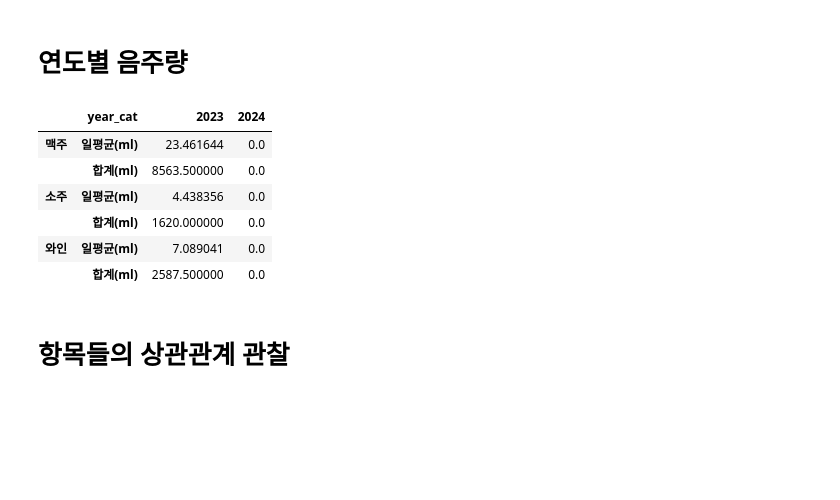
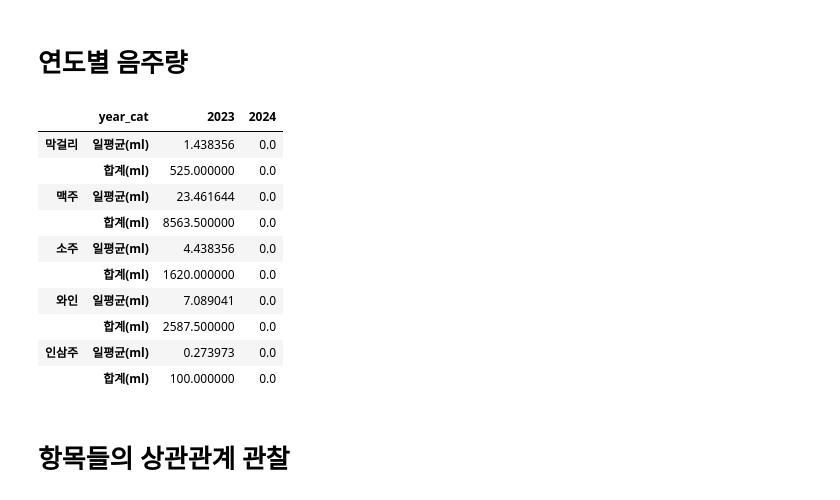
Before and after one commit to hongsunmin/python-observe-behaviors-and-habits, a Jupyter notebook: Life-Log 분석.ipynb, the cells around one changed output. Cells and saved outputs as stored; diff of their text form; code cells hidden in the pictures; blank space fills up the shorter version.

```diff
--- a/Life-Log 분석.ipynb
+++ b/Life-Log 분석.ipynb
@@ -135,13 +135,13 @@ df['운동'].fillna(False, inplace=True)
 df['독서'].fillna(False, inplace=True)
 df['일기'].fillna(False, inplace=True)
 df['지식 정리'].fillna(False, inplace=True)
-df['막걸리'].fillna(0, inplace=True)
-df['맥주'].fillna(0, inplace=True)
-df['소주'].fillna(0, inplace=True)
-df['와인'].fillna(0, inplace=True)
+for drink_type in all_drink_types:
+    df[drink_type].fillna(0, inplace=True)
 df['금주'].fillna(True, inplace=True)
+df['음주'].fillna(False, inplace=True)
 
 df.set_index('날짜', inplace=True)
 display(df.info())
+# display(df.tail(5))
 # %% [output]
 <class 'pandas.core.frame.DataFrame'>
@@ -369,19 +369,19 @@ print_consecutive_days('게임', df, '게임')
 # https://stackoverflow.com/questions/19078325/naming-returned-columns-in-pandas-aggregate-function
 # https://rfriend.tistory.com/503
 # https://note.nkmk.me/en/python-pandas-t-transpose
-df_temp = df.groupby(pd.Grouper(freq='W-SUN', closed='right')).agg({
+args = {
+    'score': [('평균', np.mean)],
     '수면 시간': [('평균시간', np.mean)],
     '운동': [('일수', np.sum)],
     '독서': [('일수', np.sum)],
     '일기': [('일수', np.sum)],
     '지식 정리': [('일수', np.sum)],
-    '음주': [('일수', np.sum)],
-    '막걸리': [('합계', np.sum), ('평균', lambda x: np.round(np.mean(x), 1) if not x.empty else 0.0)],
-    '맥주': [('합계', np.sum), ('평균', lambda x: np.round(np.mean(x), 1) if not x.empty else 0.0)],
-    '소주': [('합계', np.sum), ('평균', lambda x: np.round(np.mean(x), 1) if not x.empty else 0.0)],
-    '와인': [('합계', np.sum), ('평균', lambda x: np.round(np.mean(x), 1) if not x.empty else 0.0)],
-    'score': [('평균', np.mean)]
-})
+    '음주': [('일수', np.sum)]
+}
+for drink_type in all_drink_types:
+    args[drink_type] = [('합계', np.sum), ('평균', lambda x: np.round(np.mean(x), 1) if not x.empty else 0.0)]
+
+df_temp = df.groupby(pd.Grouper(freq='W-SUN', closed='right')).agg(args)
 display(df_temp.tail().transpose())
 # %% [output]
 |  | 날짜 | 2023-08-13 | 2023-08-20 | 2023-08-27 | 2023-09-03 | 2023-09-10 |
@@ -414,23 +416,27 @@ display(df_temp)
 # %% [markdown]
 # 연도별 음주량
 # %%
+values = []
+for drink_type in all_drink_types:
+    values.append((drink_type, '합계(ml)'))
+    values.append((drink_type, '일평균(ml)'))
 df_temp = df[all_drink_types.tolist() + ['year_cat']].groupby(['year_cat']).agg(['sum', lambda x: x.sum() / 365])
 df_temp.columns = df_temp.columns.set_levels(['합계(ml)','일평균(ml)'], level=1)
 df_temp = df_temp.pivot_table(columns='year_cat',
-                              values=[
-                                  ('맥주', '합계(ml)'), ('맥주', '일평균(ml)'),
-                                  ('소주', '합계(ml)'), ('소주', '일평균(ml)'),
-                                  ('와인', '합계(ml)'), ('와인', '일평균(ml)')
-                              ])
+                              values=values)
 display(df_temp)
 # %% [output]
 |  | year_cat | 2023 | 2024 |
+| 막걸리 | 일평균(ml) | 1.438356 | 0.0 |
+|  | 합계(ml) | 525.000000 | 0.0 |
 | 맥주 | 일평균(ml) | 23.461644 | 0.0 |
 |  | 합계(ml) | 8563.500000 | 0.0 |
 | 소주 | 일평균(ml) | 4.438356 | 0.0 |
 |  | 합계(ml) | 1620.000000 | 0.0 |
 | 와인 | 일평균(ml) | 7.089041 | 0.0 |
 |  | 합계(ml) | 2587.500000 | 0.0 |
+| 인삼주 | 일평균(ml) | 0.273973 | 0.0 |
+|  | 합계(ml) | 100.000000 | 0.0 |
 # %% [markdown]
 # 항목들의 상관관계 관찰
 # %%
```
Also changed, not shown: parts of 9 cells of this notebook.
